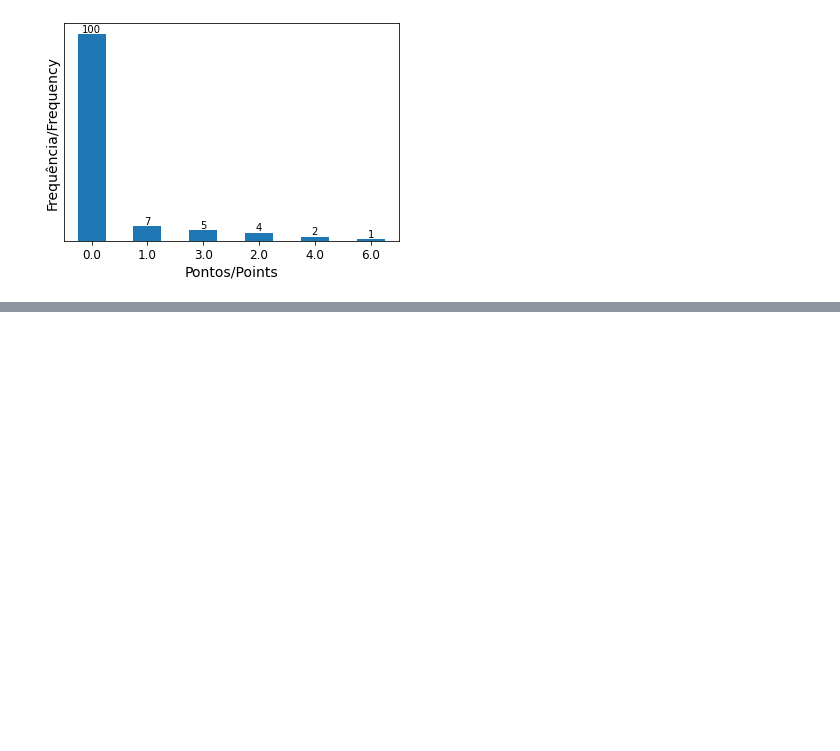
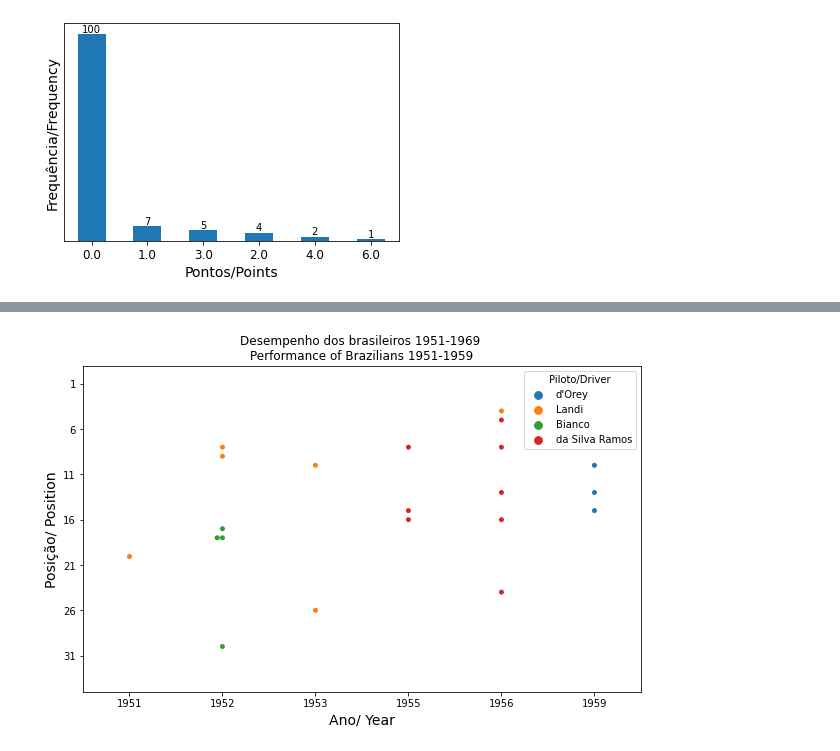
Before and after one commit to AndreMoura88/F1_brazilian_analysis, a Jupyter notebook: F1_history_analysis.ipynb, the cells around one changed output, grey strips where cells are left out. Saved outputs shown, nothing was run; the diff lists cells and outputs as text; code cells hidden in the pictures; blank space fills up the shorter version.

```diff
--- a/F1_history_analysis.ipynb
+++ b/F1_history_analysis.ipynb
@@ -219,0 +226,3 @@ continue...
+# %%
+driv_laps_br = pd.merge(results, drivers_br, how = 'inner', on = 'driverId')
+driv_laps_br.drop(["url", 'positionText', 'grid', ], axis=1, inplace=True)
@@ -219,0 +235,4 @@ continue...
+# %%
+small_races = races.loc[:, ['raceId', 'circuitId', 'year']]
+# %%
+driv_laps_br = driv_laps_br.merge(small_races, left_on = 'raceId', right_on = 'raceId')
@@ -219,0 +309,19 @@ continue...
+# %%
+g = sns.swarmplot(x='year',
+                y='positionOrder', data=driv_laps_br.query('year<1970'),
+                hue='surname',
+                palette='tab10'
+                   )
+plt.ylim(35, -1)
+plt.yticks(np.arange(1, 35, step=5))
+plt.title("Desempenho dos brasileiros 1951-1969 \nPerformance of Brazilians 1951-1959")
+plt.ylabel("Posição/ Position",fontsize=14)
+plt.xlabel("Ano/ Year",fontsize=14)
+plt.rcParams["figure.figsize"] = (10,6)
+g.legend (title='Piloto/Driver',
+          bbox_to_anchor = (1, 1))
+
+
+plt.show(g)
+# %% [output]
+[figure, added]
```
Also changed, not shown: parts of 19 cells of this notebook.
